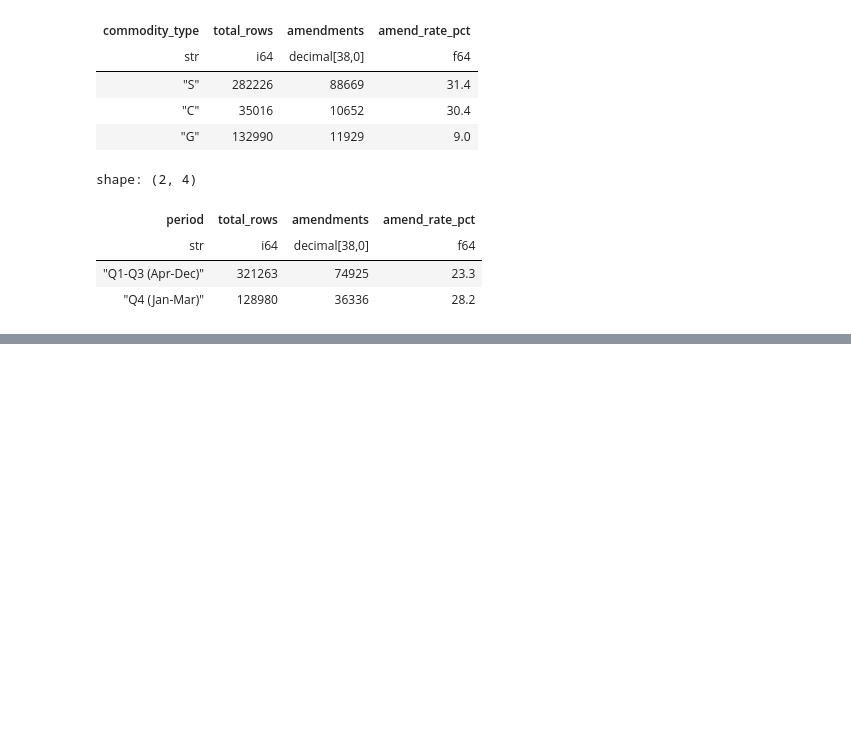
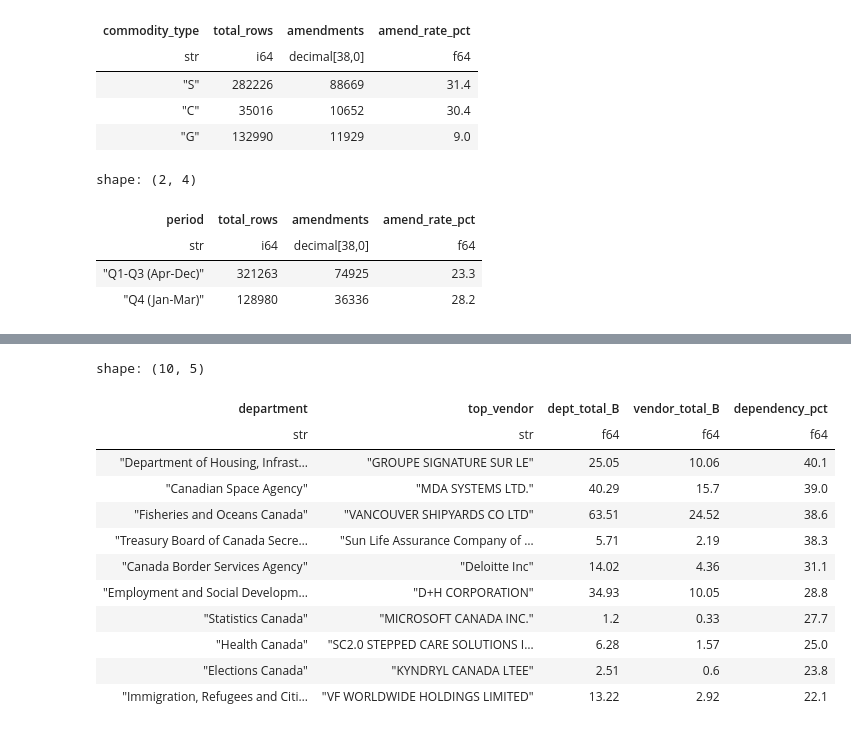
Before and after one commit to AmenTauhid/2026-to-2027-internship-interview-assignment-aymantauhid, a Jupyter notebook: notebooks/phase3-analysis.ipynb, the cells around one changed output, grey strips where cells are left out. Drawn from its saved outputs; the diff is of its cells as text; code cells hidden in the pictures; blank space fills up the shorter version.

Commit message:
Fix phase 3 numbers, add Insight 3 vendor concentration, fix cell order

```diff
--- a/notebooks/phase3-analysis.ipynb
+++ b/notebooks/phase3-analysis.ipynb
@@ -629,0 +685,34 @@ fig.show()
+# %%
+# Department dependency - which departments rely most on a single vendor?
+con.sql("""
+    WITH dept_vendor AS (
+        SELECT owner_org_title, vendor_name, SUM(val) as vendor_total,
+               SUM(SUM(val)) OVER (PARTITION BY owner_org_title) as dept_total,
+               ROW_NUMBER() OVER (PARTITION BY owner_org_title ORDER BY SUM(val) DESC) as rn
+        FROM analysis WHERE vendor_name IS NOT NULL AND val > 0
+        GROUP BY owner_org_title, vendor_name
+    )
+    SELECT SPLIT_PART(owner_org_title, ' | ', 1) as department,
+           vendor_name as top_vendor,
+           ROUND(dept_total/1e9, 2) as dept_total_B,
+           ROUND(vendor_total/1e9, 2) as vendor_total_B,
+           ROUND(100.0 * vendor_total / dept_total, 1) as dependency_pct
+    FROM dept_vendor
+    WHERE rn = 1 AND dept_total > 1e9
+    ORDER BY dependency_pct DESC
+    LIMIT 10
+""").pl()
+# %% [output]
+shape: (10, 5)
+| department | top_vendor | dept_total_B | vendor_total_B | dependency_pct |
+| str | str | f64 | f64 | f64 |
+| "Department of Housing, Infrast… | "GROUPE SIGNATURE SUR LE" | 25.05 | 10.06 | 40.1 |
+| "Canadian Space Agency" | "MDA SYSTEMS LTD." | 40.29 | 15.7 | 39.0 |
+| "Fisheries and Oceans Canada" | "VANCOUVER SHIPYARDS CO LTD" | 63.51 | 24.52 | 38.6 |
+| "Treasury Board of Canada Secre… | "Sun Life Assurance Company of … | 5.71 | 2.19 | 38.3 |
+| "Canada Border Services Agency" | "Deloitte Inc" | 14.02 | 4.36 | 31.1 |
+| "Employment and Social Developm… | "D+H CORPORATION" | 34.93 | 10.05 | 28.8 |
+| "Statistics Canada" | "MICROSOFT CANADA INC." | 1.2 | 0.33 | 27.7 |
+| "Health Canada" | "SC2.0 STEPPED CARE SOLUTIONS I… | 6.28 | 1.57 | 25.0 |
+| "Elections Canada" | "KYNDRYL CANADA LTEE" | 2.51 | 0.6 | 23.8 |
+| "Immigration, Refugees and Citi… | "VF WORLDWIDE HOLDINGS LIMITED" | 13.22 | 2.92 | 22.1 |
```
Also changed, not shown: parts of 16 cells of this notebook.
